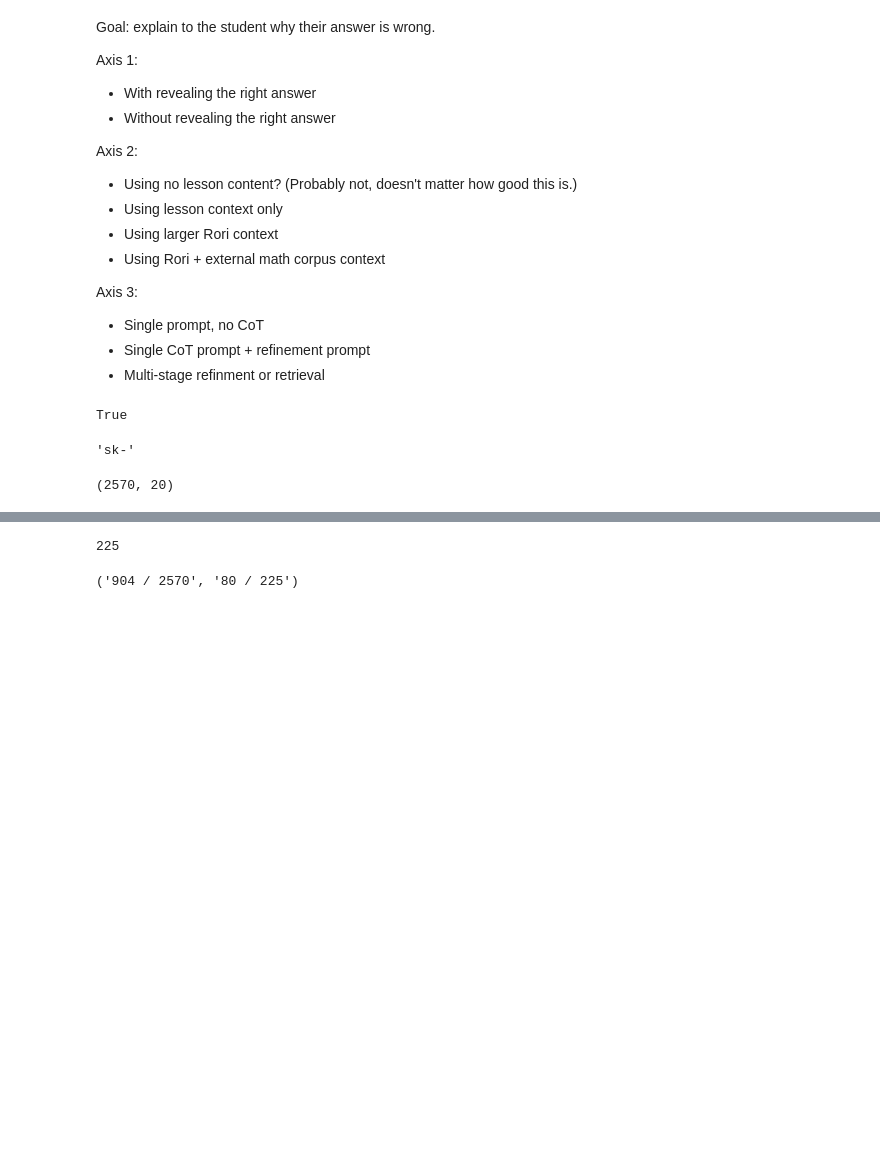
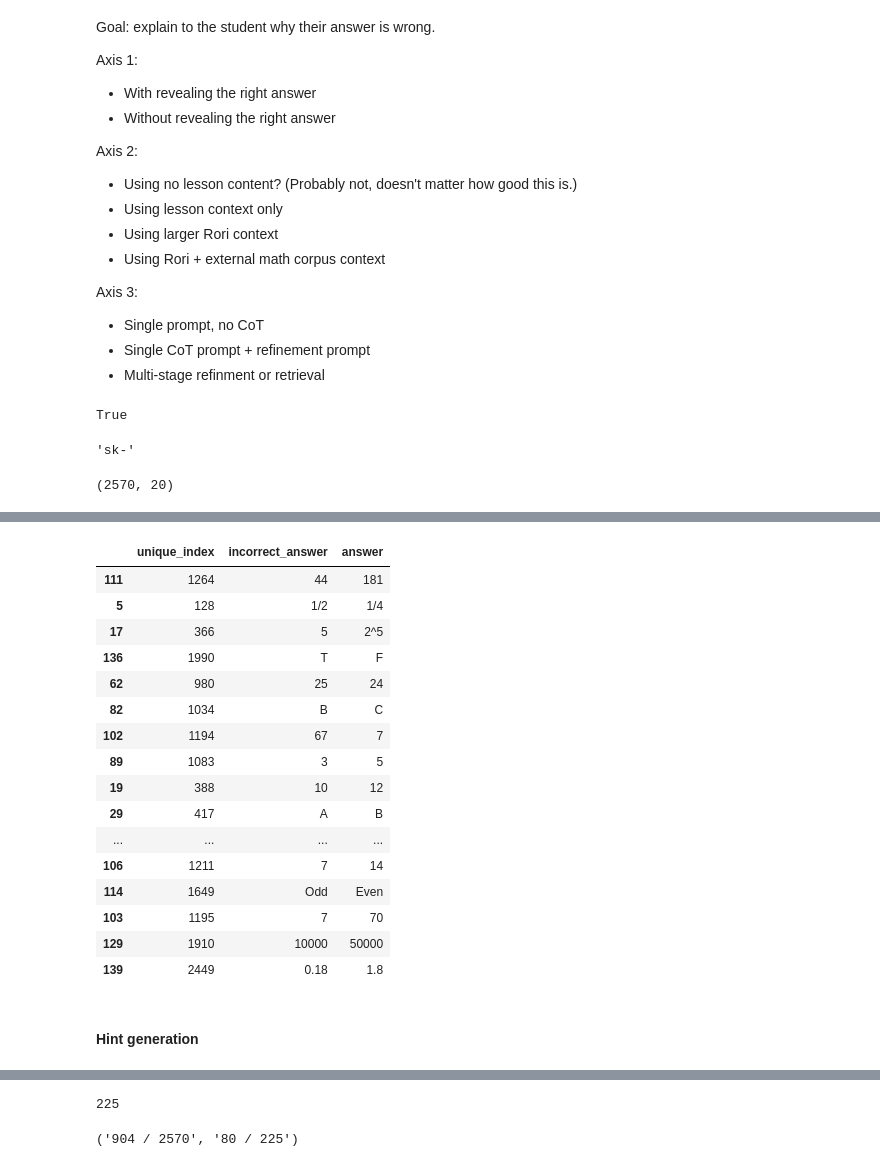
Before and after one commit to DigitalHarborFoundation/llm-math-education, a Jupyter notebook: notebook/HintGenerationTests.ipynb, the cells around one changed output, grey strips where cells are left out. Cells and saved outputs as stored; diff of their text form; code cells hidden in the pictures; blank space fills up the shorter version.

```diff
--- a/notebook/HintGenerationTests.ipynb
+++ b/notebook/HintGenerationTests.ipynb
@@ -66,0 +302,19 @@ lesson_df[["question_index", "is_explanation", "section", "lesson", "question",
+# %%
+ds = []
+for question_index, group in sdf.groupby("question_index"):
+    if len(group) > 5:
+        counts = group.nlu_response_data.value_counts()
+        ds.append(
+            {
+                "question_index": int(question_index),
+                "n_responses": len(group),
+                "n_unique_responses": len(counts),
+                "most_common": counts.index[0],
+                "most_common_n": counts.iloc[0],
+                "second_most_common": counts.index[1] if len(counts) > 1 else None,
+                "expected_answer": group.iloc[0].expected_answer,
+            }
+        )
+incorrect_df = pd.DataFrame(ds)
+print(incorrect_df.shape)
+incorrect_df.sample(n=3)
@@ -66,0 +327,4 @@ lesson_df[["question_index", "is_explanation", "section", "lesson", "question",
+# %%
+incorrect_df = incorrect_df[incorrect_df.most_common_n > 5].reset_index(drop=True)
+print(len(incorrect_df))
+incorrect_df.most_common.value_counts().head()
@@ -66,0 +340,13 @@ lesson_df[["question_index", "is_explanation", "section", "lesson", "question",
+# %%
+incorrect_lesson_df = lesson_df.merge(
+    incorrect_df[["question_index", "most_common", "most_common_n", "expected_answer"]].rename(
+        columns={
+            "most_common": "incorrect_answer",
+            "incorrect_answer_occurrence": "most_common_n",
+        }
+    ),
+    left_on="unique_index",
+    right_on="question_index",
+    how="inner",
+)
+incorrect_lesson_df.shape
@@ -66,0 +372,5 @@ lesson_df[["question_index", "is_explanation", "section", "lesson", "question",
+# %%
+is_actually_correct_answer = incorrect_lesson_df.answer.map(
+    normalize_answer
+) == incorrect_lesson_df.incorrect_answer.map(normalize_answer)
+is_actually_correct_answer.sum()
@@ -66,0 +413,20 @@ lesson_df[["question_index", "is_explanation", "section", "lesson", "question",
+# %%
+incorrect_lesson_df[~is_actually_correct_answer][["unique_index", "incorrect_answer", "answer"]].sample(n=20)
+# %% [output]
+|  | unique_index | incorrect_answer | answer |
+| 111 | 1264 | 44 | 181 |
+| 5 | 128 | 1/2 | 1/4 |
+| 17 | 366 | 5 | 2^5 |
+| 136 | 1990 | T | F |
+| 62 | 980 | 25 | 24 |
+| 82 | 1034 | B | C |
+| 102 | 1194 | 67 | 7 |
+| 89 | 1083 | 3 | 5 |
+| 19 | 388 | 10 | 12 |
+| 29 | 417 | A | B |
+| ... | ... | ... | ... |
+| 106 | 1211 | 7 | 14 |
+| 114 | 1649 | Odd | Even |
+| 103 | 1195 | 7 | 70 |
+| 129 | 1910 | 10000 | 50000 |
+| 139 | 2449 | 0.18 | 1.8 |
@@ -66,0 +436,2 @@ lesson_df[["question_index", "is_explanation", "section", "lesson", "question",
+# %% [markdown]
+#### Hint generation
```
Also changed, not shown: parts of 41 cells of this notebook.
